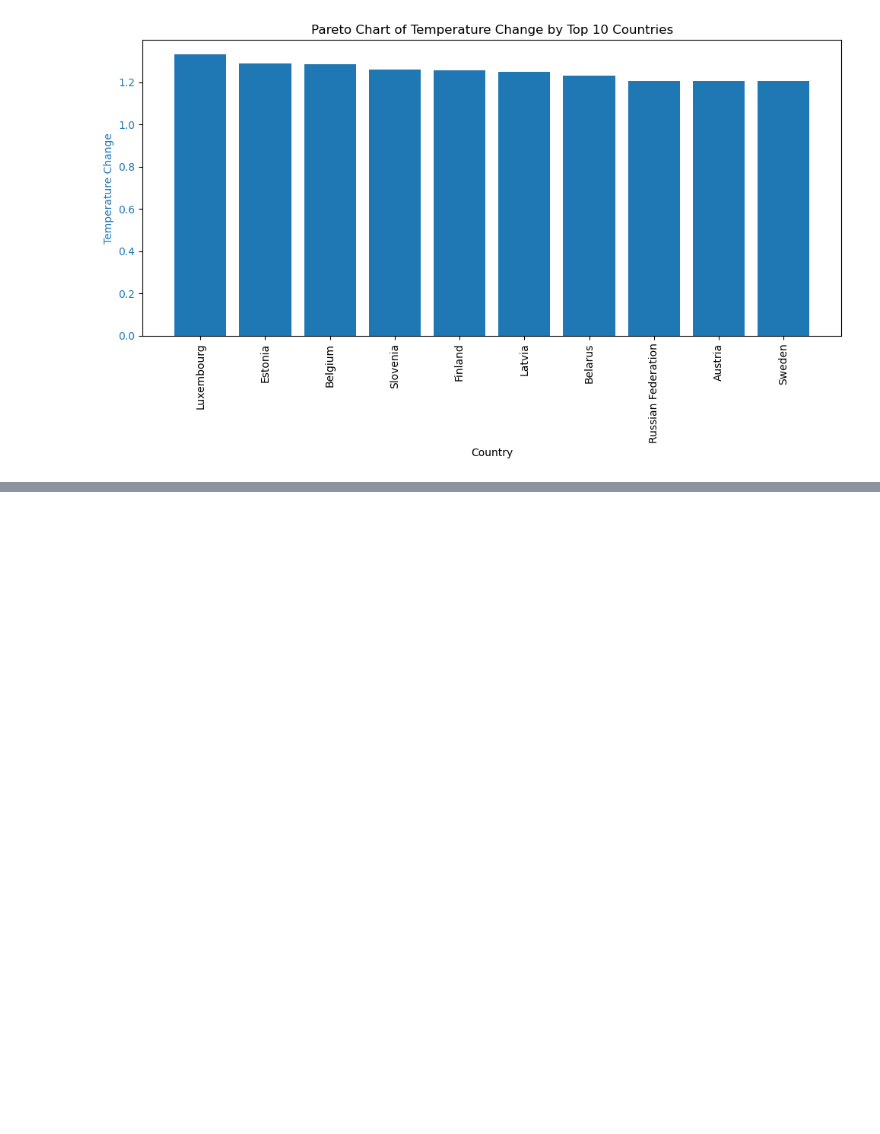
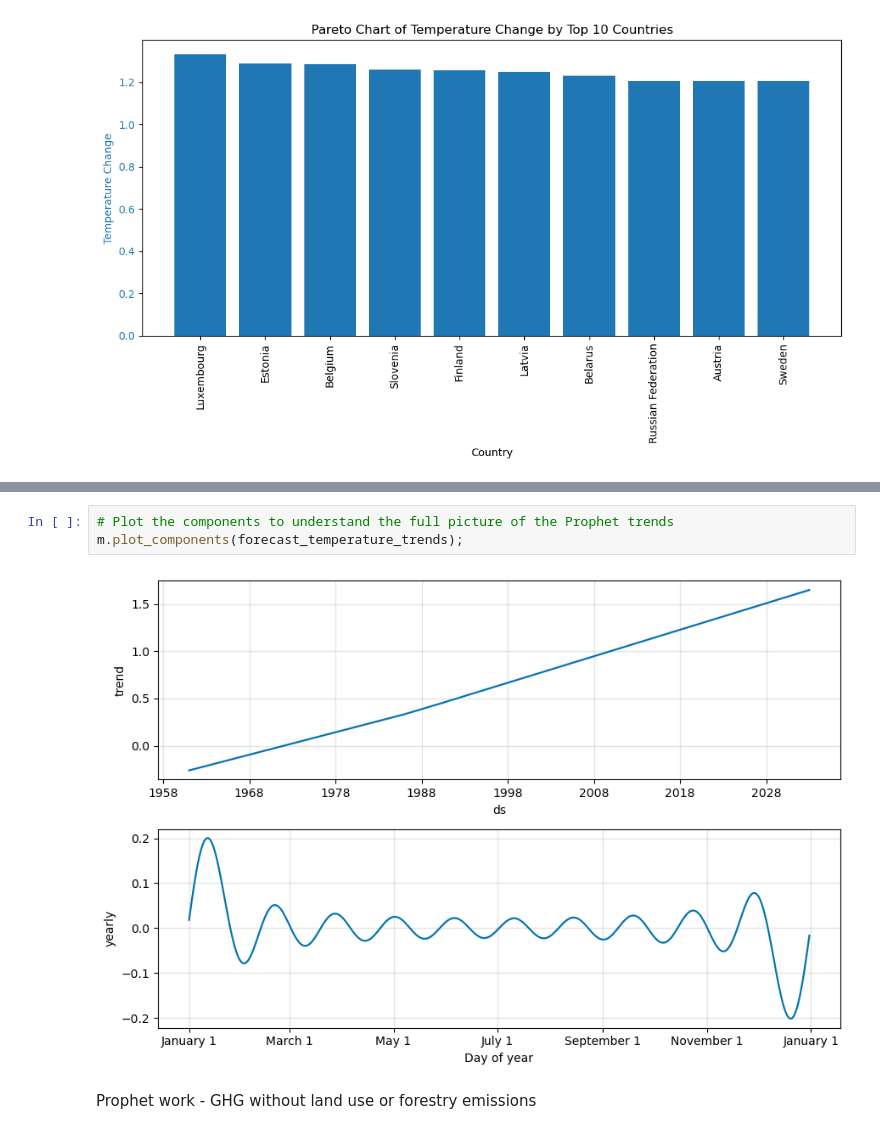
Before and after one commit to LaserLon/EDA, a Jupyter notebook: Project/EDA.ipynb, the cells around one changed output, grey strips where cells are left out. Drawn from its saved outputs; the diff is of its cells as text; blank space fills up the shorter version.

```diff
--- a/Project/EDA.ipynb
+++ b/Project/EDA.ipynb
@@ -770,0 +875,7 @@ plt.show()
+# %%
+# Plot the components to understand the full picture of the Prophet trends
+m.plot_components(forecast_temperature_trends);
+# %% [output]
+[figure, added]
+# %% [markdown]
+Prophet work - GHG without land use or forestry emissions
```
Also changed, not shown: parts of 24 cells of this notebook, 3 other files.
